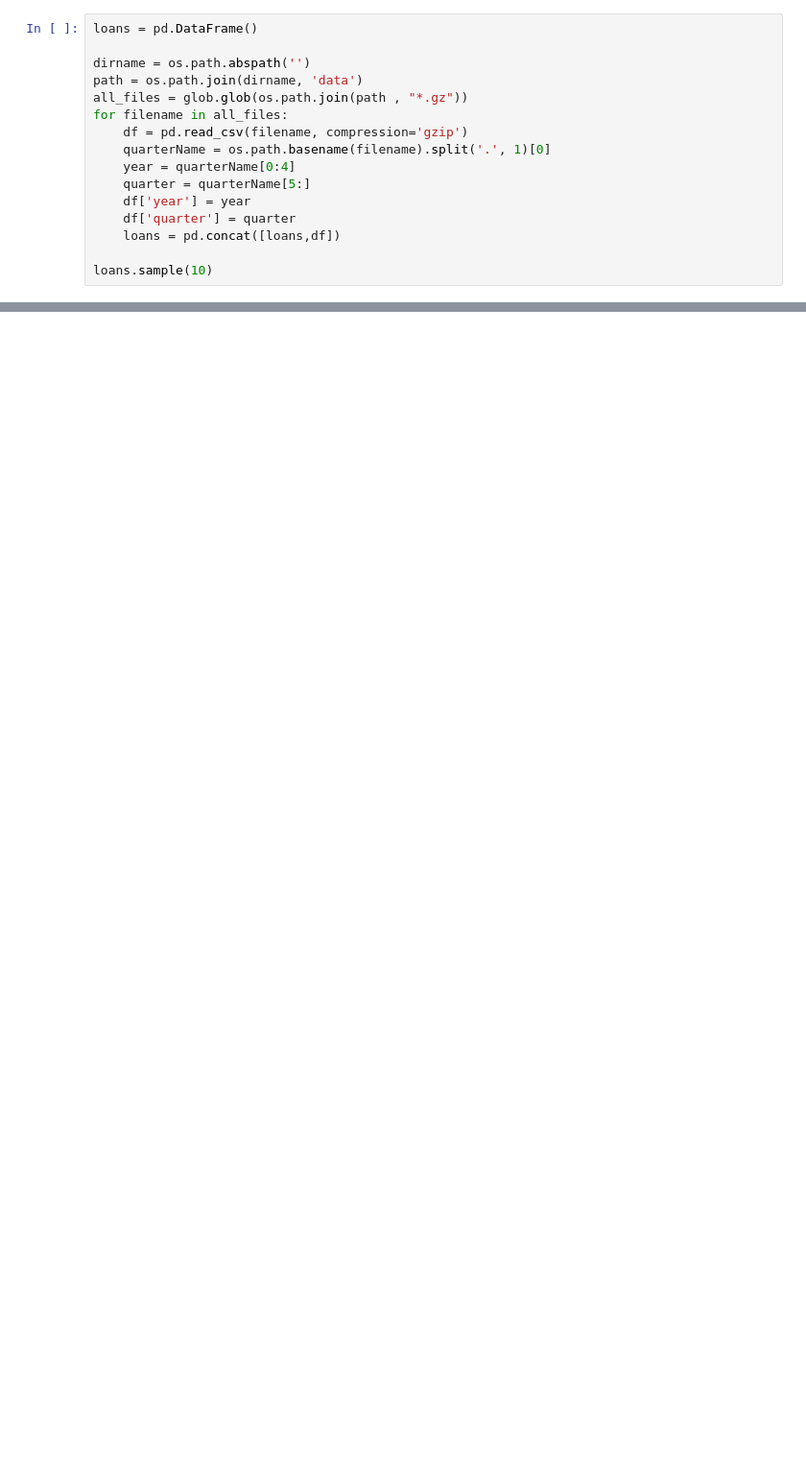
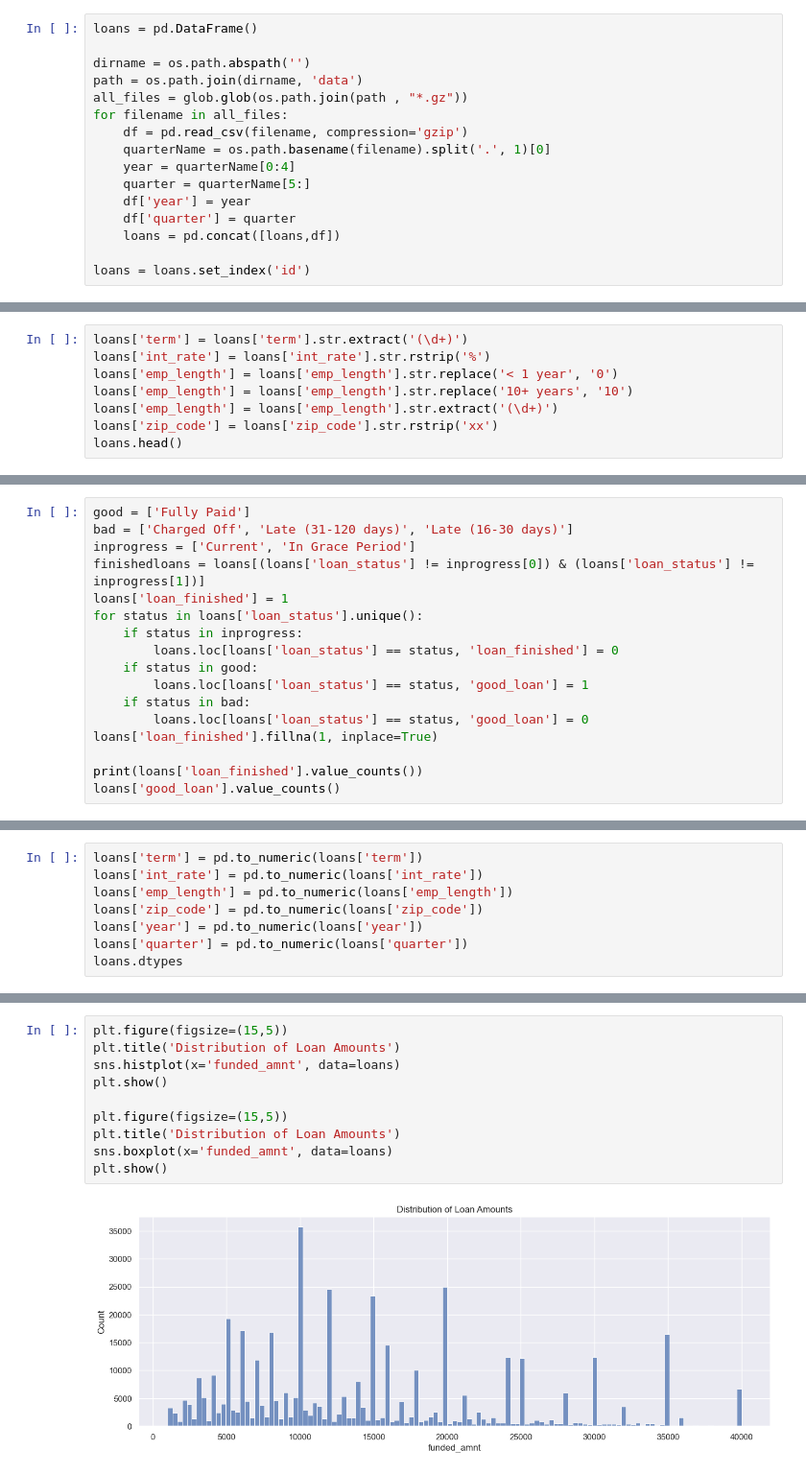
Before and after one commit to skalenjr/Lighthouse-Data-Challenge, a Jupyter notebook: Loans.ipynb, the cells around one changed output, grey strips where cells are left out. Shown: that part at 96% size. Saved outputs shown, nothing was run; the diff lists cells and outputs as text; blank space fills up the shorter version.

```diff
--- a/Loans.ipynb
+++ b/Loans.ipynb
@@ -17,4 +21,4 @@ for filename in all_files:
     df['quarter'] = quarter
     loans = pd.concat([loans,df])
 
-loans.sample(10)
+loans = loans.set_index('id')
@@ -33,0 +62,8 @@ loans.sample(10)
+# %%
+loans['term'] = loans['term'].str.extract('(\d+)')
+loans['int_rate'] = loans['int_rate'].str.rstrip('%')
+loans['emp_length'] = loans['emp_length'].str.replace('< 1 year', '0')
+loans['emp_length'] = loans['emp_length'].str.replace('10+ years', '10')
+loans['emp_length'] = loans['emp_length'].str.extract('(\d+)')
+loans['zip_code'] = loans['zip_code'].str.rstrip('xx')
+loans.head()
@@ -33,0 +89,17 @@ loans.sample(10)
+# %%
+good = ['Fully Paid']
+bad = ['Charged Off', 'Late (31-120 days)', 'Late (16-30 days)']
+inprogress = ['Current', 'In Grace Period']
+finishedloans = loans[(loans['loan_status'] != inprogress[0]) & (loans['loan_status'] != inprogress[1])]
+loans['loan_finished'] = 1
+for status in loans['loan_status'].unique():
+    if status in inprogress:
+        loans.loc[loans['loan_status'] == status, 'loan_finished'] = 0
+    if status in good:
+        loans.loc[loans['loan_status'] == status, 'good_loan'] = 1
+    if status in bad:
+        loans.loc[loans['loan_status'] == status, 'good_loan'] = 0
+loans['loan_finished'].fillna(1, inplace=True)
+
+print(loans['loan_finished'].value_counts())
+loans['good_loan'].value_counts()
@@ -33,0 +133,8 @@ loans.sample(10)
+# %%
+loans['term'] = pd.to_numeric(loans['term'])
+loans['int_rate'] = pd.to_numeric(loans['int_rate'])
+loans['emp_length'] = pd.to_numeric(loans['emp_length'])
+loans['zip_code'] = pd.to_numeric(loans['zip_code'])
+loans['year'] = pd.to_numeric(loans['year'])
+loans['quarter'] = pd.to_numeric(loans['quarter'])
+loans.dtypes
@@ -33,0 +192,12 @@ loans.sample(10)
+# %%
+plt.figure(figsize=(15,5))
+plt.title('Distribution of Loan Amounts')
+sns.histplot(x='funded_amnt', data=loans)
+plt.show()
+
+plt.figure(figsize=(15,5))
+plt.title('Distribution of Loan Amounts')
+sns.boxplot(x='funded_amnt', data=loans)
+plt.show()
+# %% [output]
+[figure, added]
```
Also changed, not shown: parts of 16 cells of this notebook, 1 other file.
